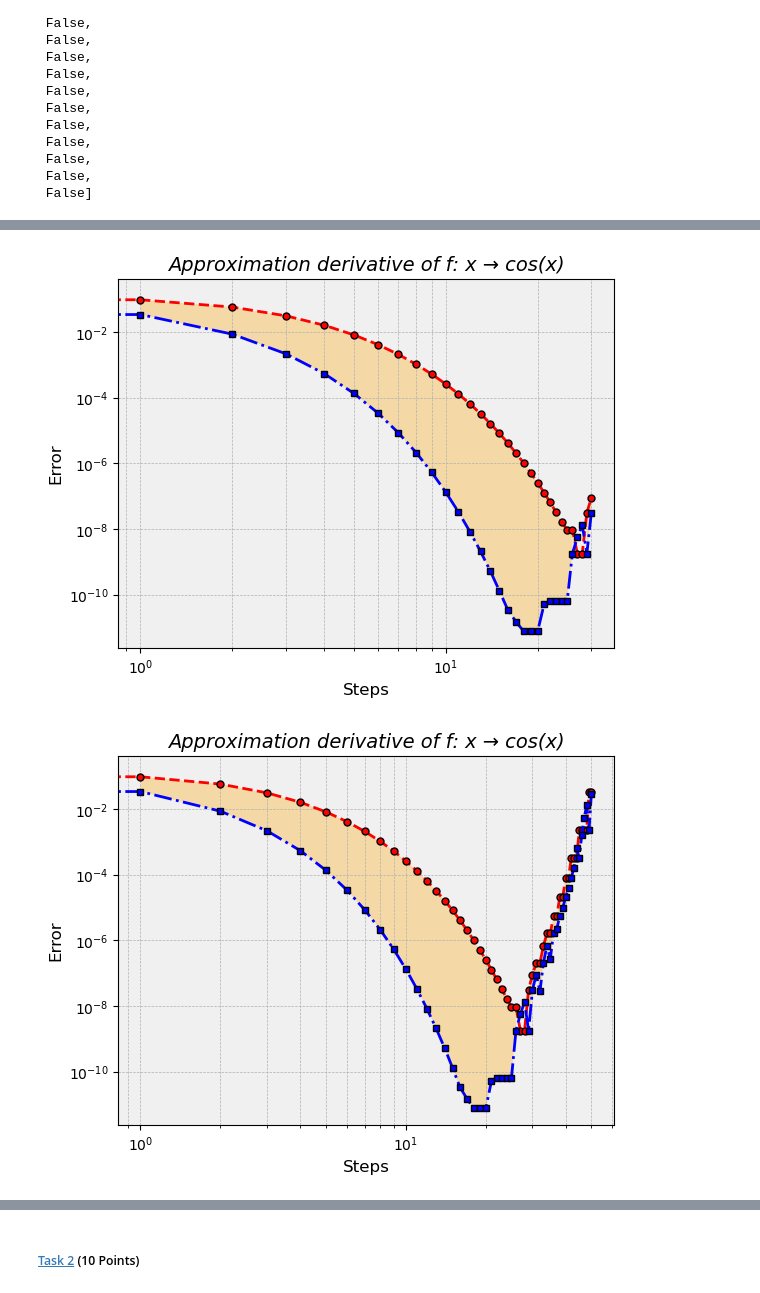
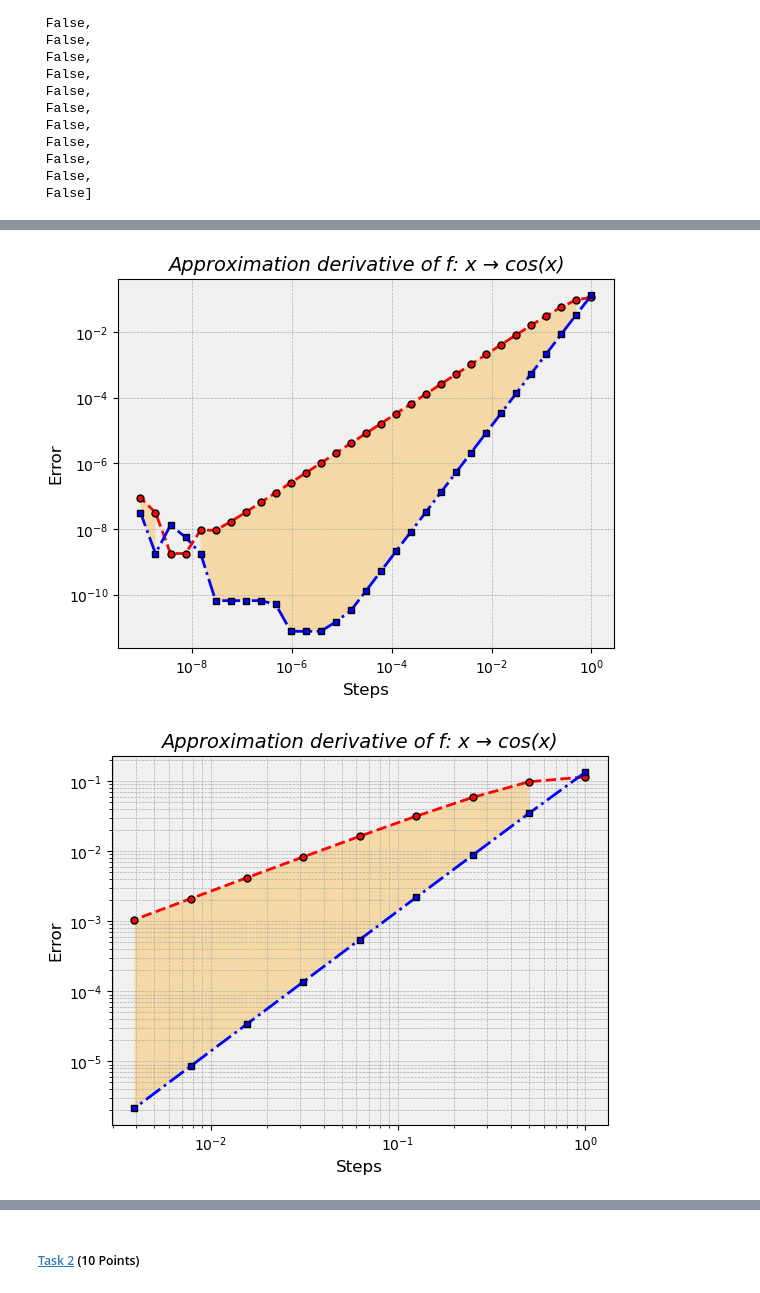
Before and after one commit to VictoriousGladiator/01ALMA1, a Jupyter notebook: 03Week.ipynb, the cells around one changed output, grey strips where cells are left out. Drawn from its saved outputs; the diff is of its cells as text; code cells hidden in the pictures.

```diff
--- a/03Week.ipynb
+++ b/03Week.ipynb
@@ -78,22 +78,23 @@ def plot(X_0,H_MAX,legend_show=False):
     E_b = error(x=X_0,h_max=H_MAX,setting=False)
 
     x = range(0,H_MAX+1)
+    x_i = [pow(2,-h) for h in x]
 
     y_a = list(E_a.values())
     y_b = list(E_b.values())
 
     fig, ax = plt.subplots()
 
-    ax.loglog(x,y_a,
-          label="a) f_h'(x_0)",
+    ax.loglog(x_i,y_a,
+          label="a)",
           color="red",
           linewidth=2,
           linestyle='--',
           marker='o',
           markersize=5,
           markeredgecolor='black')
-    ax.loglog(x,y_b,
-          label="b) f_h'(x_0)",
+    ax.loglog(x_i,y_b,
+          label="b)",
           color="blue",
           linewidth=2,
           linestyle='-.',
@@ -112,8 +113,8 @@ def plot(X_0,H_MAX,legend_show=False):
         legend.get_frame().set_facecolor('lightgray')
 
     ax.set_facecolor('#f0f0f0')
-    where_condition = [y_a[i] >= y_b[i] for i in range(len(x))]
-    ax.fill_between(x, y_a, y_b, where=where_condition, facecolor='orange', alpha=0.3)
+    where_condition = [y_a[i] >= y_b[i] for i in range(len(x_i))]
+    ax.fill_between(x_i, y_a, y_b, where=where_condition, facecolor='orange', alpha=0.3)
 
     plt.show()
 # %%
@@ -228,9 +229,9 @@ plot(X_0=1,H_MAX=15,legend_show=True)
 # ------ d ------
 plot(X_0=1,H_MAX=30)
 # %% [output]
-[figure, old version]
+[figure, new version]
 # %%
-plot(X_0=1,H_MAX=50)
+plot(X_0=1,H_MAX=8)
 # %% [output]
-[figure, old version]
+[figure, new version]
 # %%
```
Also changed, not shown: parts of 3 cells of this notebook.
